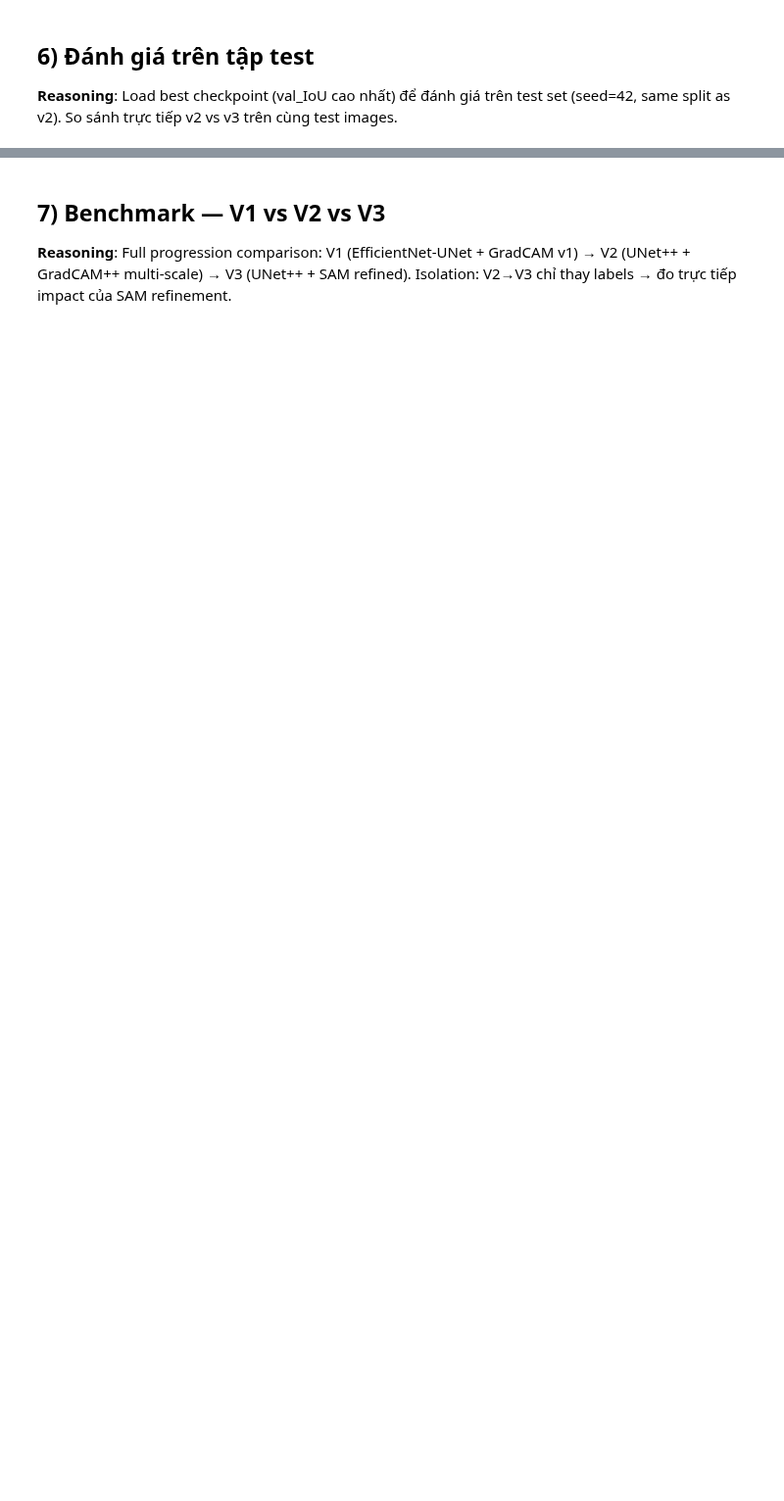
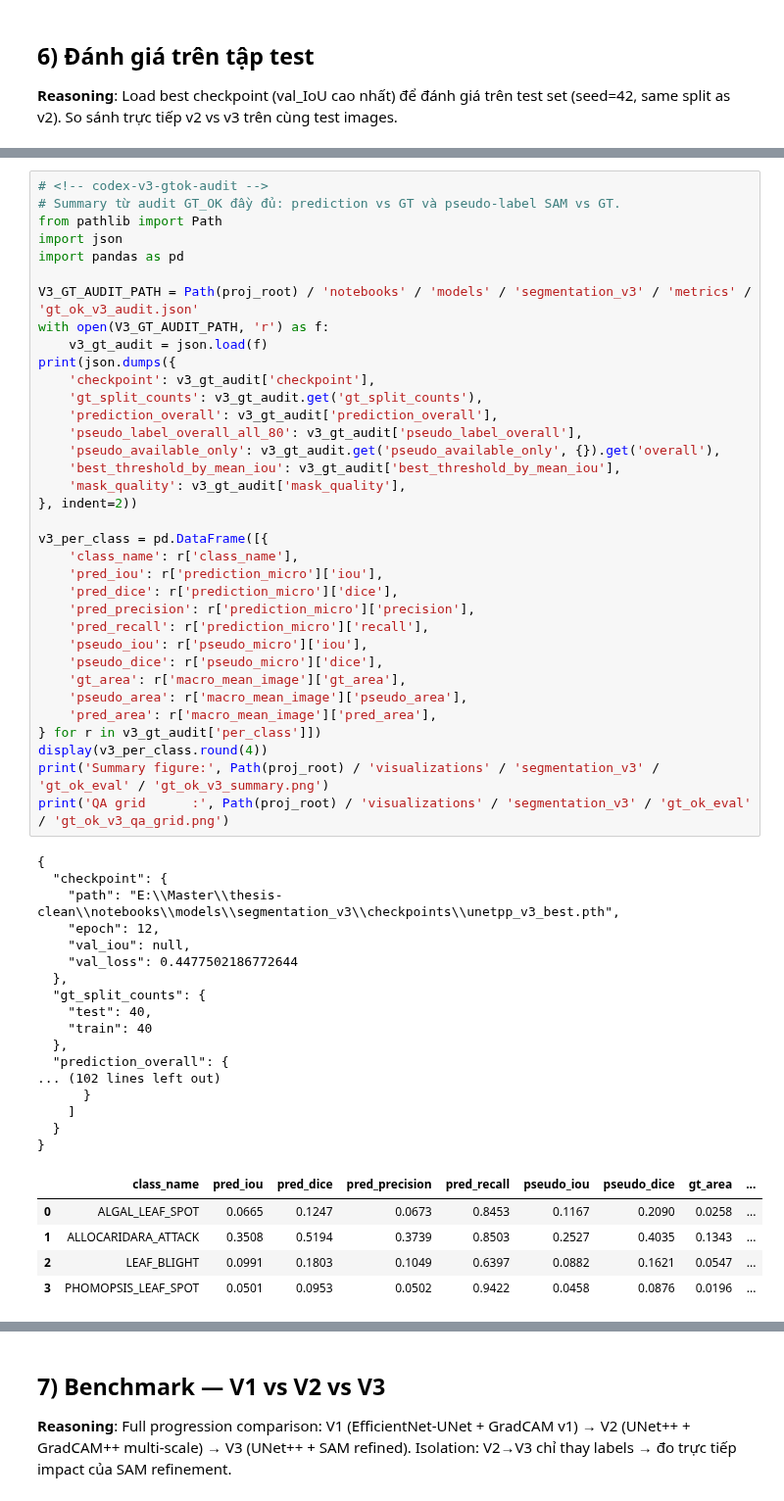
Before and after one commit to HieuDoan188/durian_leaf, a Jupyter notebook: notebooks/08-v3-sam-refinement-diagnostic.ipynb, the cells around one changed output, grey strips where cells are left out. Shown at 98% size. Cells and saved outputs as stored; diff of their text form; blank space fills up the shorter version.

```diff
--- a/notebooks/08-v3-sam-refinement-diagnostic.ipynb
+++ b/notebooks/08-v3-sam-refinement-diagnostic.ipynb
@@ -853,0 +864,58 @@ if METRICS_DIR_FOR_GT:
+# %%
+# <!-- codex-v3-gtok-audit -->
+# Summary từ audit GT_OK đầy đủ: prediction vs GT và pseudo-label SAM vs GT.
+from pathlib import Path
+import json
+import pandas as pd
+
+V3_GT_AUDIT_PATH = Path(proj_root) / 'notebooks' / 'models' / 'segmentation_v3' / 'metrics' / 'gt_ok_v3_audit.json'
+with open(V3_GT_AUDIT_PATH, 'r') as f:
+    v3_gt_audit = json.load(f)
+print(json.dumps({
+    'checkpoint': v3_gt_audit['checkpoint'],
+    'gt_split_counts': v3_gt_audit.get('gt_split_counts'),
+    'prediction_overall': v3_gt_audit['prediction_overall'],
+    'pseudo_label_overall_all_80': v3_gt_audit['pseudo_label_overall'],
+    'pseudo_available_only': v3_gt_audit.get('pseudo_available_only', {}).get('overall'),
+    'best_threshold_by_mean_iou': v3_gt_audit['best_threshold_by_mean_iou'],
+    'mask_quality': v3_gt_audit['mask_quality'],
+}, indent=2))
+
+v3_per_class = pd.DataFrame([{
+    'class_name': r['class_name'],
+    'pred_iou': r['prediction_micro']['iou'],
+    'pred_dice': r['prediction_micro']['dice'],
+    'pred_precision': r['prediction_micro']['precision'],
+    'pred_recall': r['prediction_micro']['recall'],
+    'pseudo_iou': r['pseudo_micro']['iou'],
+    'pseudo_dice': r['pseudo_micro']['dice'],
+    'gt_area': r['macro_mean_image']['gt_area'],
+    'pseudo_area': r['macro_mean_image']['pseudo_area'],
+    'pred_area': r['macro_mean_image']['pred_area'],
+} for r in v3_gt_audit['per_class']])
+display(v3_per_class.round(4))
+print('Summary figure:', Path(proj_root) / 'visualizations' / 'segmentation_v3' / 'gt_ok_eval' / 'gt_ok_v3_summary.png')
+print('QA grid      :', Path(proj_root) / 'visualizations' / 'segmentation_v3' / 'gt_ok_eval' / 'gt_ok_v3_qa_grid.png')
+# %% [output]
+{
+  "checkpoint": {
+    "path": "E:\\Master\\thesis-clean\\notebooks\\models\\segmentation_v3\\checkpoints\\unetpp_v3_best.pth",
+    "epoch": 12,
+    "val_iou": null,
+    "val_loss": 0.4477502186772644
+  },
+  "gt_split_counts": {
+    "test": 40,
+    "train": 40
+  },
+  "prediction_overall": {
+... (102 lines left out)
+      }
+    ]
+  }
+}
+|  | class_name | pred_iou | pred_dice | pred_precision | pred_recall | pseudo_iou | pseudo_dice | gt_area | ... |
+| 0 | ALGAL_LEAF_SPOT | 0.0665 | 0.1247 | 0.0673 | 0.8453 | 0.1167 | 0.2090 | 0.0258 | ... |
+| 1 | ALLOCARIDARA_ATTACK | 0.3508 | 0.5194 | 0.3739 | 0.8503 | 0.2527 | 0.4035 | 0.1343 | ... |
+| 2 | LEAF_BLIGHT | 0.0991 | 0.1803 | 0.1049 | 0.6397 | 0.0882 | 0.1621 | 0.0547 | ... |
+| 3 | PHOMOPSIS_LEAF_SPOT | 0.0501 | 0.0953 | 0.0502 | 0.9422 | 0.0458 | 0.0876 | 0.0196 | ... |
```
Also changed, not shown: parts of 18 cells of this notebook, 49 other files.
